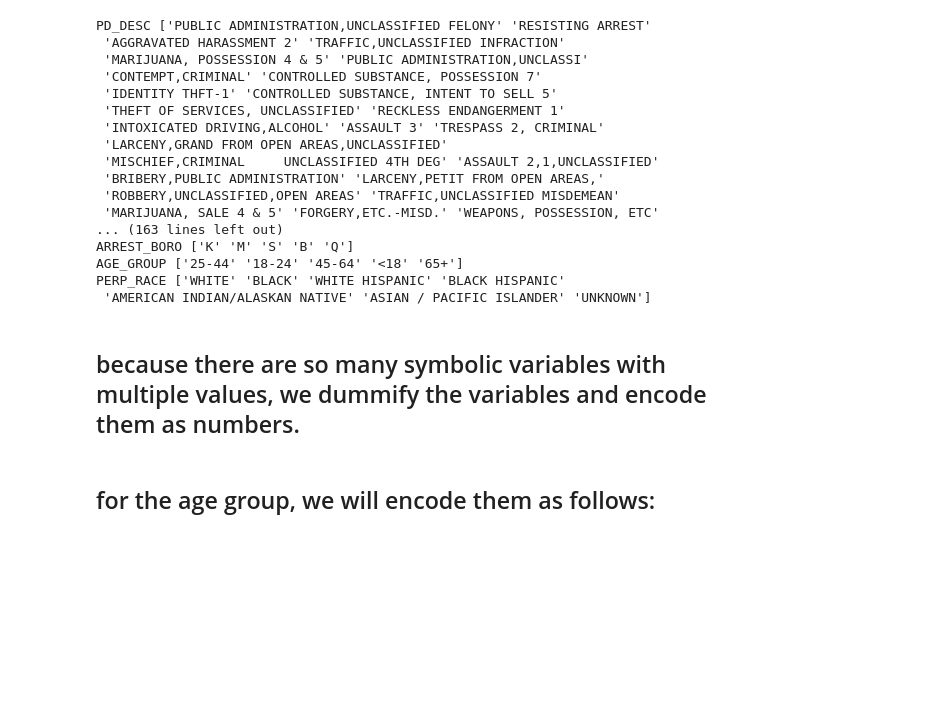
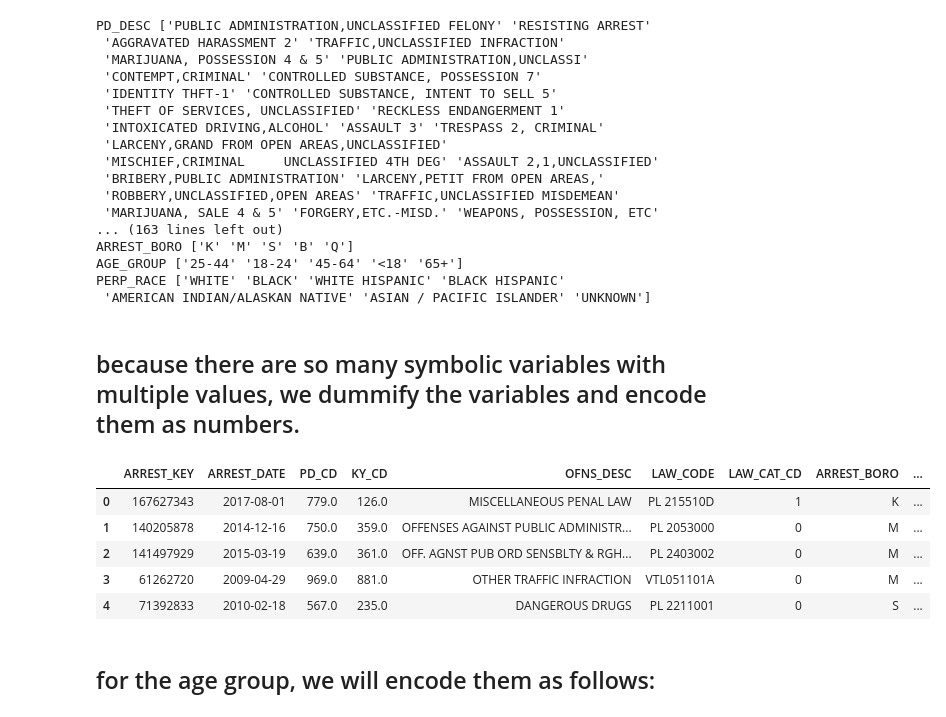
Before and after one commit to MatsNissen-Lie/kdd-process, a Jupyter notebook: src/2_preparation/encoding.ipynb, the cells around one changed output. Cells and saved outputs as stored; diff of their text form; code cells hidden in the pictures; blank space fills up the shorter version.

```diff
--- a/src/2_preparation/encoding.ipynb
+++ b/src/2_preparation/encoding.ipynb
@@ -69,3 +117,18 @@ df = dummify(data, vars["symbolic"])
+# %%
+drop_columns = [
+    "X_COORD_CD",  # have 1 to 1 correlation to Latitude and Longitude
+    "Y_COORD_CD",  # same as above
+    "PD_DESC",  # unstructured and not useful. Just use the OFNS_DESC instead
+]
+data = data.drop(columns=drop_columns)
+data.head()
+# %% [output]
+|  | ARREST_KEY | ARREST_DATE | PD_CD | KY_CD | OFNS_DESC | LAW_CODE | LAW_CAT_CD | ARREST_BORO | ... |
+| 0 | 167627343 | 2017-08-01 | 779.0 | 126.0 | MISCELLANEOUS PENAL LAW | PL 215510D | 1 | K | ... |
+| 1 | 140205878 | 2014-12-16 | 750.0 | 359.0 | OFFENSES AGAINST PUBLIC ADMINISTR... | PL 2053000 | 0 | M | ... |
+| 2 | 141497929 | 2015-03-19 | 639.0 | 361.0 | OFF. AGNST PUB ORD SENSBLTY & RGH... | PL 2403002 | 0 | M | ... |
+| 3 | 61262720 | 2009-04-29 | 969.0 | 881.0 | OTHER TRAFFIC INFRACTION | VTL051101A | 0 | M | ... |
+| 4 | 71392833 | 2010-02-18 | 567.0 | 235.0 | DANGEROUS DRUGS | PL 2211001 | 0 | S | ... |
 # %% [markdown]
 ## for the age group, we will encode them as follows:
 <!-- # Age group mapping
```
Also changed, not shown: parts of 9 cells of this notebook, 8 other files.
